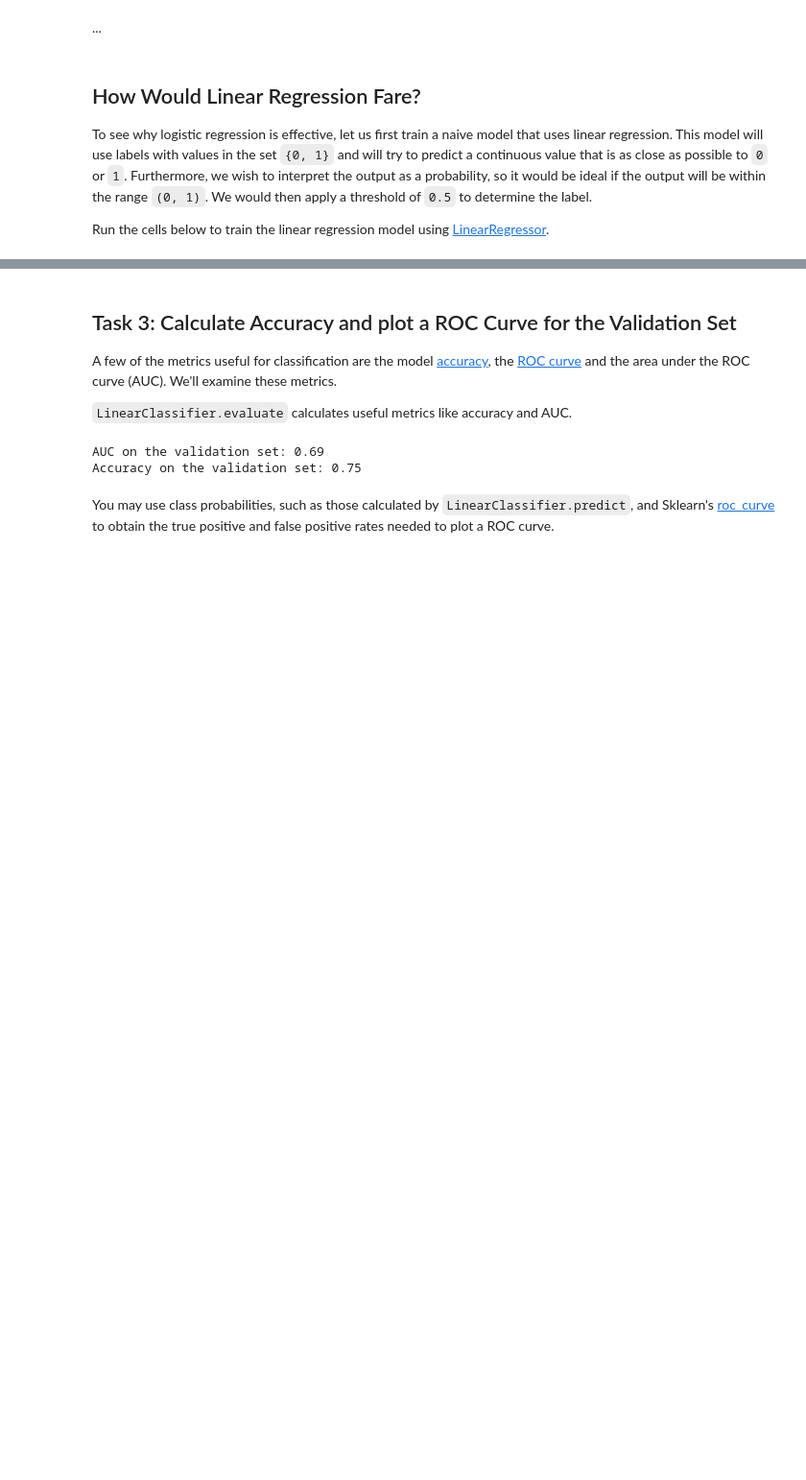
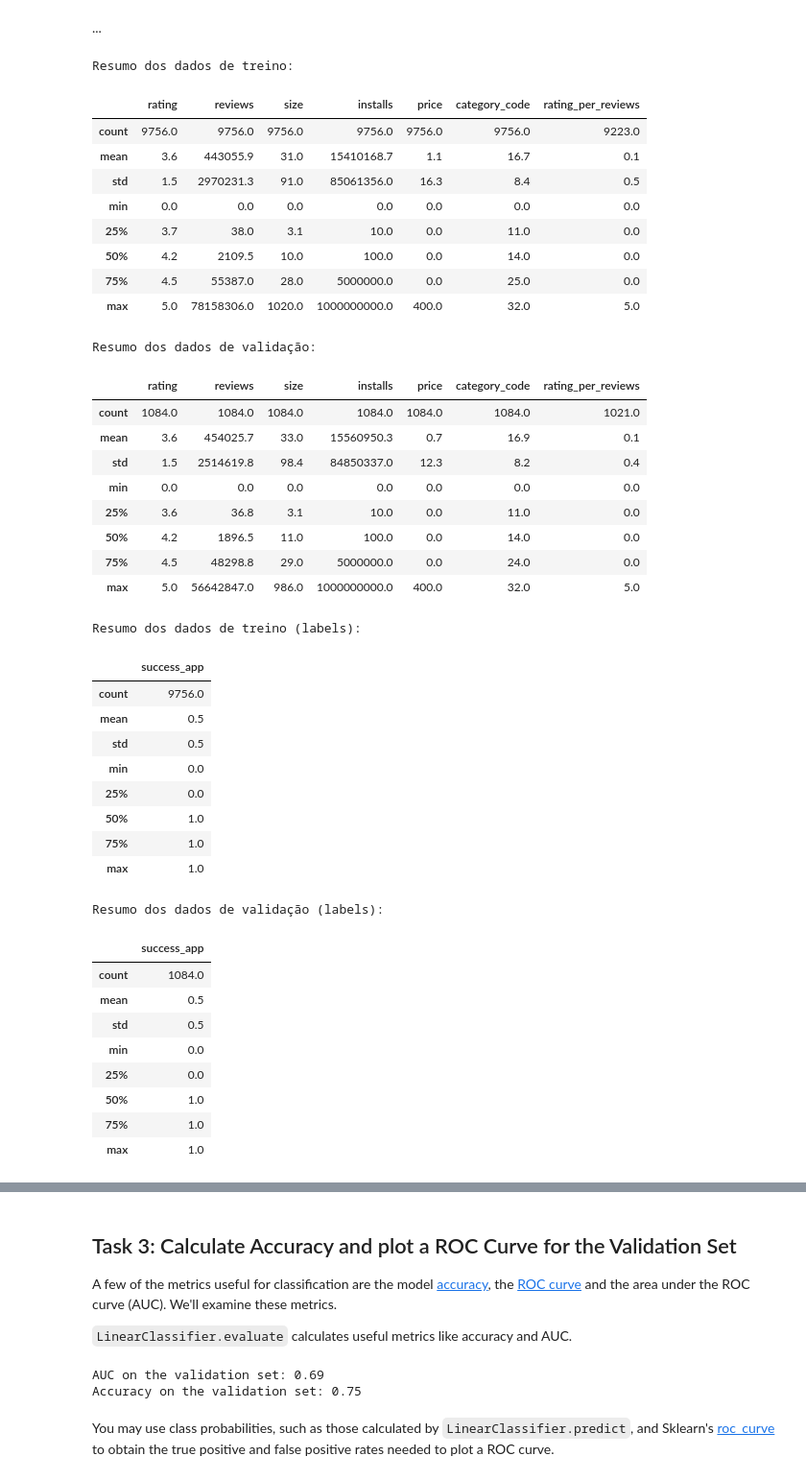
Before and after one commit to arthurflor23/courses, a Jupyter notebook: google-machine-learning-crash-course/16. Google Play Practice.ipynb, the cells around one changed output, grey strips where cells are left out. Shown: that part at 96% size. Drawn from its saved outputs; the diff is of its cells as text; code cells hidden in the pictures; blank space fills up the shorter version.

```diff
--- a/google-machine-learning-crash-course/16. Google Play Practice.ipynb
+++ b/google-machine-learning-crash-course/16. Google Play Practice.ipynb
@@ -91,5 +47,0 @@ display.display(validation_targets.describe())
-# %% [markdown]
-## How Would Linear Regression Fare?
-To see why logistic regression is effective, let us first train a naive model that uses linear regression. This model will use labels with values in the set `{0, 1}` and will try to predict a continuous value that is as close as possible to `0` or `1`. Furthermore, we wish to interpret the output as a probability, so it would be ideal if the output will be within the range `(0, 1)`. We would then apply a threshold of `0.5` to determine the label.
-
-Run the cells below to train the linear regression model using [LinearRegressor](https://www.tensorflow.org/api_docs/python/tf/estimator/LinearRegressor).
@@ -106,0 +93,65 @@ def construct_feature_columns(input_features):
+# %%
+length = len(googleplaystore_dataframe)
+training_len = int(length * 0.9)
+validation_len = int(length * 0.1)
+
+# Selecionando os primeiros 90% dos dados para treino.
+training_examples = preprocess_features(googleplaystore_dataframe.head(training_len))
+training_targets = preprocess_targets(googleplaystore_dataframe.head(training_len))
+
+# Selecionando os últimos 10% dos dados para validação.
+validation_examples = preprocess_features(googleplaystore_dataframe.tail(validation_len))
+validation_targets = preprocess_targets(googleplaystore_dataframe.tail(validation_len))
+
+print("Resumo dos dados de treino:")
+display.display(training_examples.describe())
+
+print("Resumo dos dados de validação:")
+display.display(validation_examples.describe())
+
+print("Resumo dos dados de treino (labels):")
+display.display(training_targets.describe())
+
+print("Resumo dos dados de validação (labels):")
+display.display(validation_targets.describe())
+# %% [output]
+Resumo dos dados de treino:
+|  | rating | reviews | size | installs | price | category_code | rating_per_reviews |
+| count | 9756.0 | 9756.0 | 9756.0 | 9756.0 | 9756.0 | 9756.0 | 9223.0 |
+| mean | 3.6 | 443055.9 | 31.0 | 15410168.7 | 1.1 | 16.7 | 0.1 |
+| std | 1.5 | 2970231.3 | 91.0 | 85061356.0 | 16.3 | 8.4 | 0.5 |
+| min | 0.0 | 0.0 | 0.0 | 0.0 | 0.0 | 0.0 | 0.0 |
+| 25% | 3.7 | 38.0 | 3.1 | 10.0 | 0.0 | 11.0 | 0.0 |
+| 50% | 4.2 | 2109.5 | 10.0 | 100.0 | 0.0 | 14.0 | 0.0 |
+| 75% | 4.5 | 55387.0 | 28.0 | 5000000.0 | 0.0 | 25.0 | 0.0 |
+| max | 5.0 | 78158306.0 | 1020.0 | 1000000000.0 | 400.0 | 32.0 | 5.0 |
+Resumo dos dados de validação:
+|  | rating | reviews | size | installs | price | category_code | rating_per_reviews |
+| count | 1084.0 | 1084.0 | 1084.0 | 1084.0 | 1084.0 | 1084.0 | 1021.0 |
+| mean | 3.6 | 454025.7 | 33.0 | 15560950.3 | 0.7 | 16.9 | 0.1 |
+| std | 1.5 | 2514619.8 | 98.4 | 84850337.0 | 12.3 | 8.2 | 0.4 |
+| min | 0.0 | 0.0 | 0.0 | 0.0 | 0.0 | 0.0 | 0.0 |
+| 25% | 3.6 | 36.8 | 3.1 | 10.0 | 0.0 | 11.0 | 0.0 |
+| 50% | 4.2 | 1896.5 | 11.0 | 100.0 | 0.0 | 14.0 | 0.0 |
+| 75% | 4.5 | 48298.8 | 29.0 | 5000000.0 | 0.0 | 24.0 | 0.0 |
+| max | 5.0 | 56642847.0 | 986.0 | 1000000000.0 | 400.0 | 32.0 | 5.0 |
+Resumo dos dados de treino (labels):
+|  | success_app |
+| count | 9756.0 |
+| mean | 0.5 |
+| std | 0.5 |
+| min | 0.0 |
+| 25% | 0.0 |
+| 50% | 1.0 |
+| 75% | 1.0 |
+| max | 1.0 |
+Resumo dos dados de validação (labels):
+|  | success_app |
+| count | 1084.0 |
+| mean | 0.5 |
+| std | 0.5 |
+| min | 0.0 |
+| 25% | 0.0 |
+| 50% | 1.0 |
+| 75% | 1.0 |
+| max | 1.0 |
```
Also changed, not shown: parts of 28 cells of this notebook, 1 other file.
